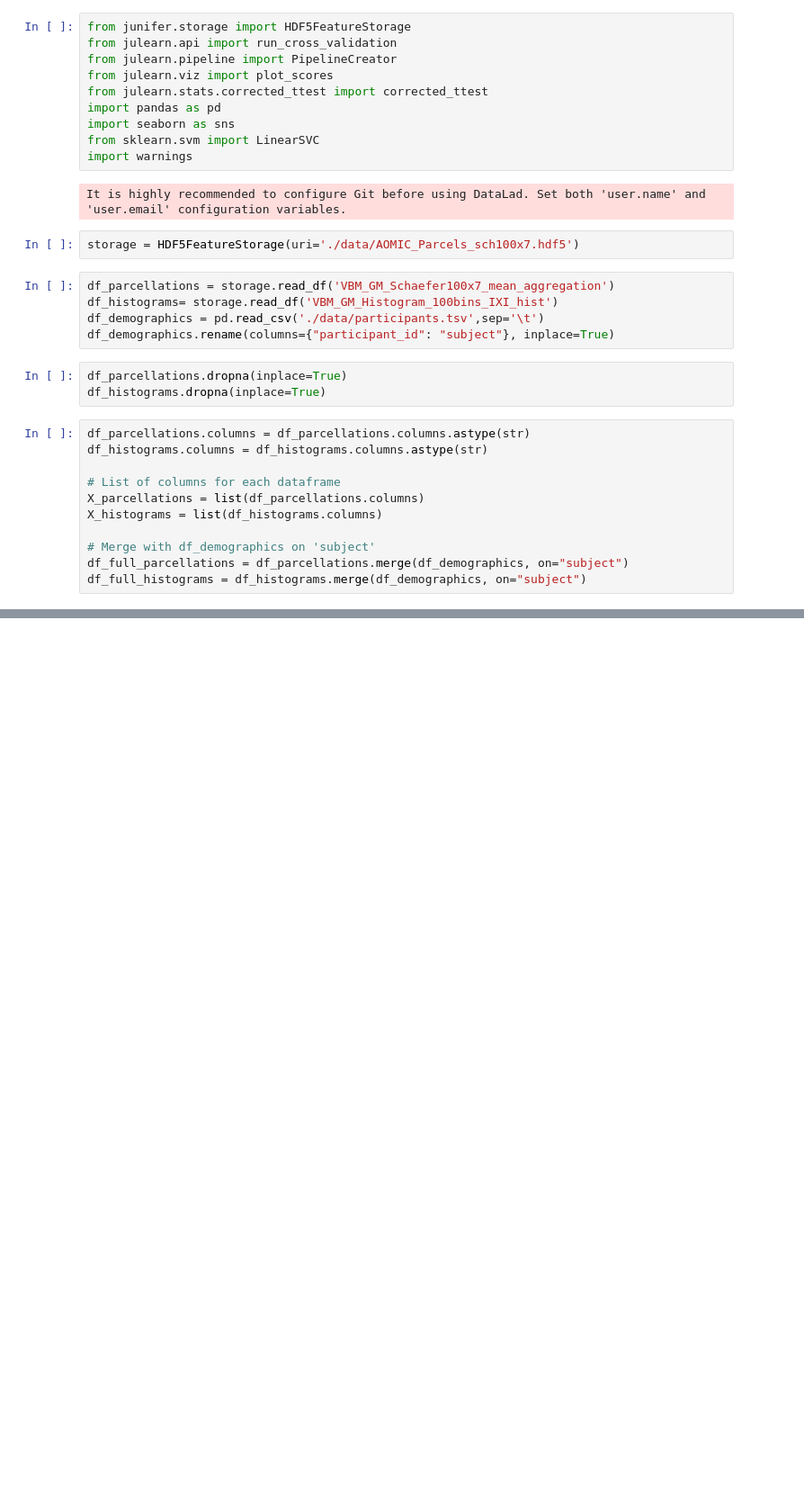
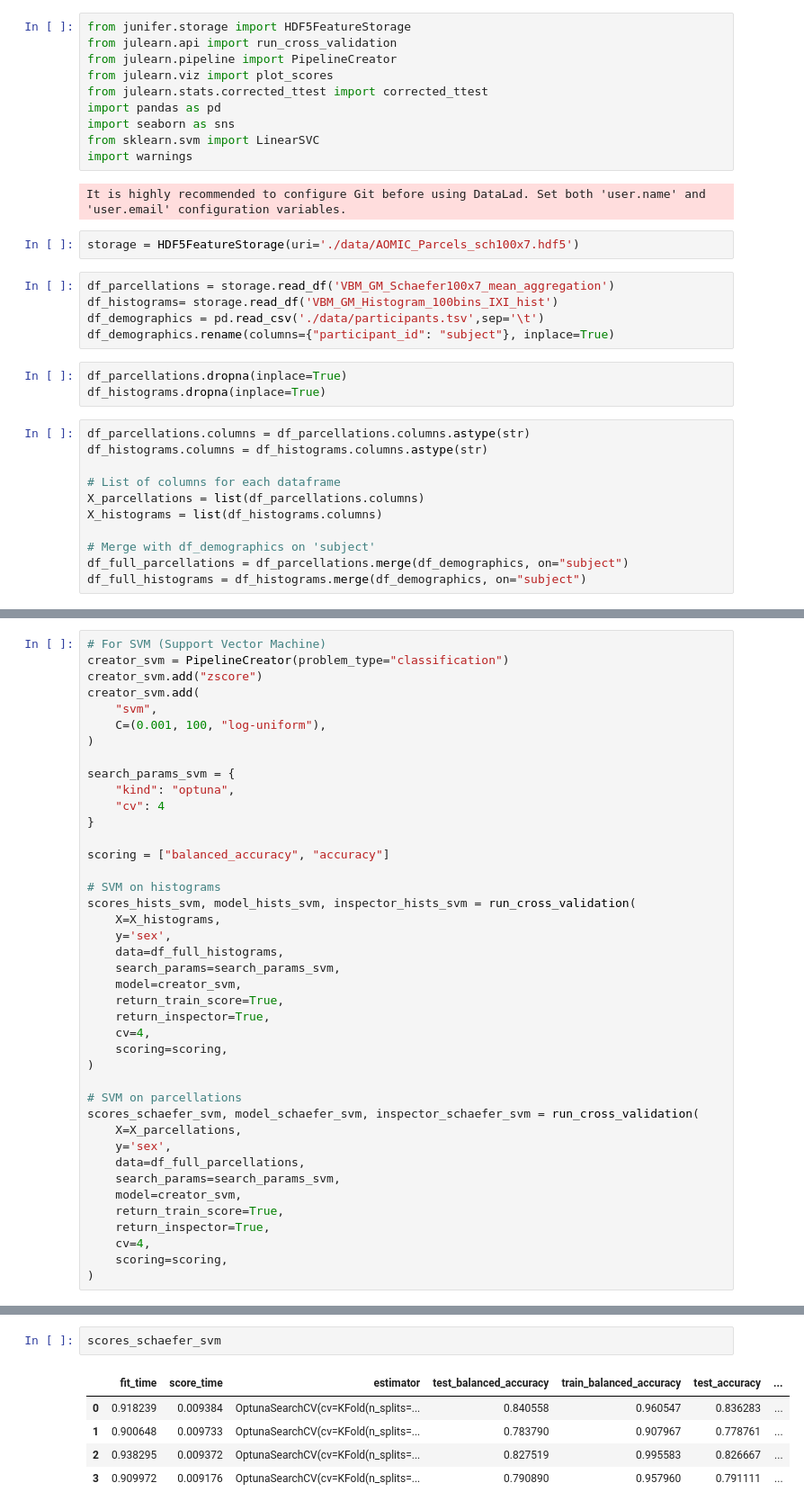
Before and after one commit to Cup-cake-lover/Julearn_predictions, a Jupyter notebook: AOMICID_1000_sexpreds.ipynb, the cells around one changed output, grey strips where cells are left out. Shown at 90% size. Cells and saved outputs as stored; diff of their text form; blank space fills up the shorter version.

```diff
--- a/AOMICID_1000_sexpreds.ipynb
+++ b/AOMICID_1000_sexpreds.ipynb
@@ -42,0 +34,41 @@ creator.add(
+# %%
+# For SVM (Support Vector Machine)
+creator_svm = PipelineCreator(problem_type="classification")
+creator_svm.add("zscore")
+creator_svm.add(
+    "svm",
+    C=(0.001, 100, "log-uniform"),
+)
+
+search_params_svm = {
+    "kind": "optuna",
+    "cv": 4
+}
+
+scoring = ["balanced_accuracy", "accuracy"]
+
+# SVM on histograms
+scores_hists_svm, model_hists_svm, inspector_hists_svm = run_cross_validation(
+    X=X_histograms,
+    y='sex',
+    data=df_full_histograms,
+    search_params=search_params_svm,
+    model=creator_svm,
+    return_train_score=True,
+    return_inspector=True,
+    cv=4,
+    scoring=scoring,
+)
+
+# SVM on parcellations
+scores_schaefer_svm, model_schaefer_svm, inspector_schaefer_svm = run_cross_validation(
+    X=X_parcellations,
+    y='sex',
+    data=df_full_parcellations,
+    search_params=search_params_svm,
+    model=creator_svm,
+    return_train_score=True,
+    return_inspector=True,
+    cv=4,
+    scoring=scoring,
+)
@@ -42,0 +93,8 @@ creator.add(
+# %%
+scores_schaefer_svm
+# %% [output]
+|  | fit_time | score_time | estimator | test_balanced_accuracy | train_balanced_accuracy | test_accuracy | ... |
+| 0 | 0.918239 | 0.009384 | OptunaSearchCV(cv=KFold(n_splits=... | 0.840558 | 0.960547 | 0.836283 | ... |
+| 1 | 0.900648 | 0.009733 | OptunaSearchCV(cv=KFold(n_splits=... | 0.783790 | 0.907967 | 0.778761 | ... |
+| 2 | 0.938295 | 0.009372 | OptunaSearchCV(cv=KFold(n_splits=... | 0.827519 | 0.995583 | 0.826667 | ... |
+| 3 | 0.909972 | 0.009176 | OptunaSearchCV(cv=KFold(n_splits=... | 0.790890 | 0.957960 | 0.791111 | ... |
```
Also changed, not shown: parts of 17 cells of this notebook.
